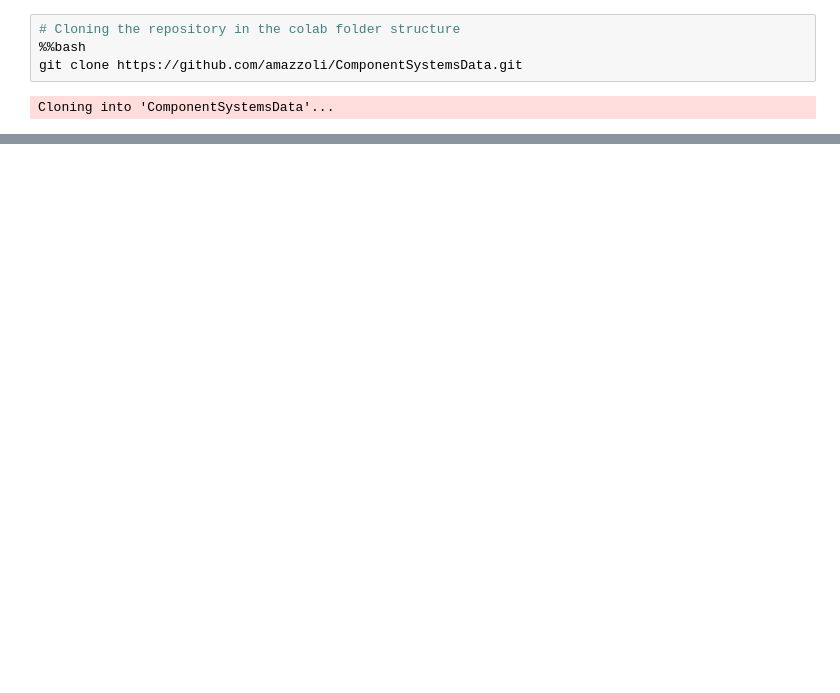
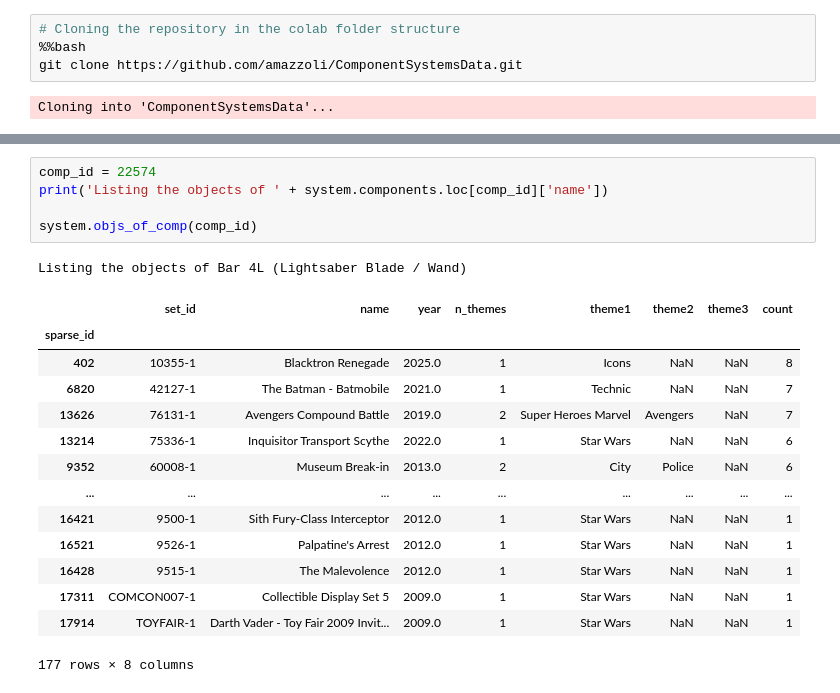
Before and after one commit to amazzoli/ComponentSystemsData, a Jupyter notebook: tutorials/1_Load_system.ipynb, the cells around one changed output, grey strips where cells are left out. Saved outputs shown, nothing was run; the diff lists cells and outputs as text; blank space fills up the shorter version.

```diff
--- a/tutorials/1_Load_system.ipynb
+++ b/tutorials/1_Load_system.ipynb
@@ -150,0 +164,21 @@ array([[0, 0, 0, ..., 0, 0, 0],
+# %%
+comp_id = 22574
+print('Listing the objects of ' + system.components.loc[comp_id]['name'])
+
+system.objs_of_comp(comp_id)
+# %% [output]
+Listing the objects of Bar 4L (Lightsaber Blade / Wand)
+|  | set_id | name | year | n_themes | theme1 | theme2 | theme3 | count |
+| sparse_id |  |  |  |  |  |  |  |  |
+| 402 | 10355-1 | Blacktron Renegade | 2025.0 | 1 | Icons | NaN | NaN | 8 |
+| 6820 | 42127-1 | The Batman - Batmobile | 2021.0 | 1 | Technic | NaN | NaN | 7 |
+| 13626 | 76131-1 | Avengers Compound Battle | 2019.0 | 2 | Super Heroes Marvel | Avengers | NaN | 7 |
+| 13214 | 75336-1 | Inquisitor Transport Scythe | 2022.0 | 1 | Star Wars | NaN | NaN | 6 |
+| 9352 | 60008-1 | Museum Break-in | 2013.0 | 2 | City | Police | NaN | 6 |
+| ... | ... | ... | ... | ... | ... | ... | ... | ... |
+| 16421 | 9500-1 | Sith Fury-Class Interceptor | 2012.0 | 1 | Star Wars | NaN | NaN | 1 |
+| 16521 | 9526-1 | Palpatine's Arrest | 2012.0 | 1 | Star Wars | NaN | NaN | 1 |
+| 16428 | 9515-1 | The Malevolence | 2012.0 | 1 | Star Wars | NaN | NaN | 1 |
+| 17311 | COMCON007-1 | Collectible Display Set 5 | 2009.0 | 1 | Star Wars | NaN | NaN | 1 |
+| 17914 | TOYFAIR-1 | Darth Vader - Toy Fair 2009 Invit... | 2009.0 | 1 | Star Wars | NaN | NaN | 1 |
+177 rows × 8 columns
```
Also changed, not shown: parts of 24 cells of this notebook.
